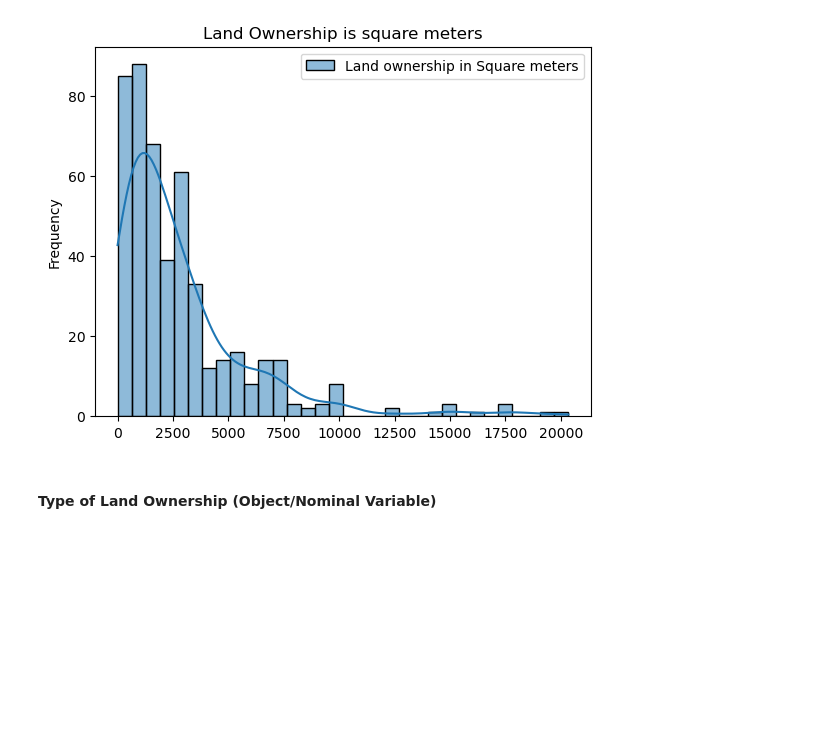
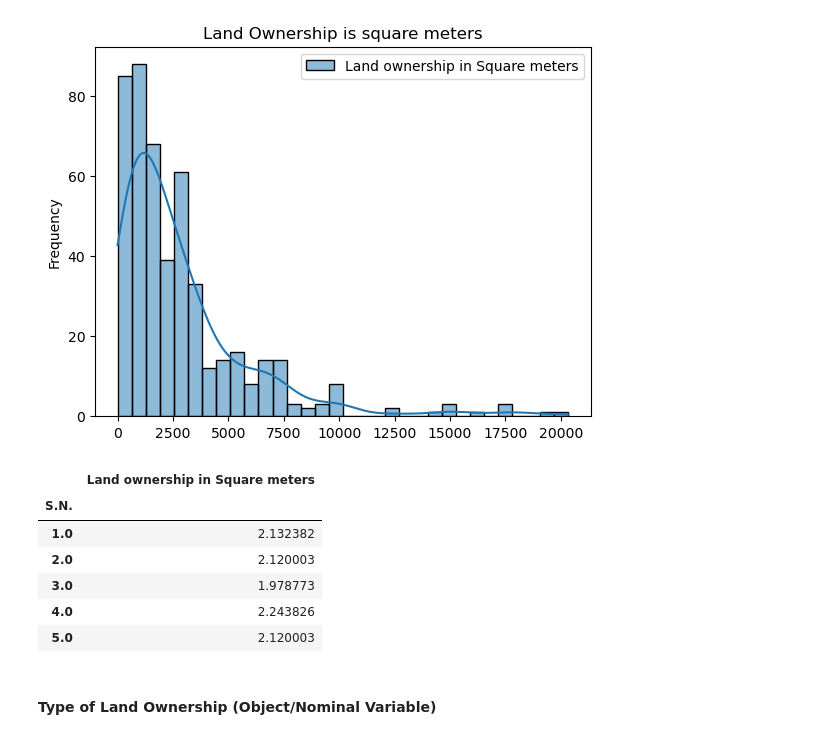
Before and after one commit to Prience91/REDAA-Wildfire, a Jupyter notebook: Neighborhood analysis IV (extended).ipynb, the cells around one changed output. Cells and saved outputs as stored; diff of their text form; code cells hidden in the pictures; blank space fills up the shorter version.

```diff
--- a/Neighborhood analysis IV (extended).ipynb
+++ b/Neighborhood analysis IV (extended).ipynb
@@ -433,8 +467,17 @@ plt.show()
 # %%
 #The value shall be standardized in a way that the skewness is treated. Log plus one transformation shall be used since there are few zero
 #values that will render the logarithmic transformation ineligible
 import numpy as np
 Land_ownership = np.log1p(Land_ownership)
+Land_ownership.head()
+# %% [output]
+|  | Land ownership in Square meters |
+| S.N. |  |
+| 1.0 | 2.132382 |
+| 2.0 | 2.120003 |
+| 3.0 | 1.978773 |
+| 4.0 | 2.243826 |
+| 5.0 | 2.120003 |
 # %% [markdown]
 #### Type of Land Ownership (Object/Nominal Variable)
 # %%
```
Also changed, not shown: parts of 20 cells of this notebook.
